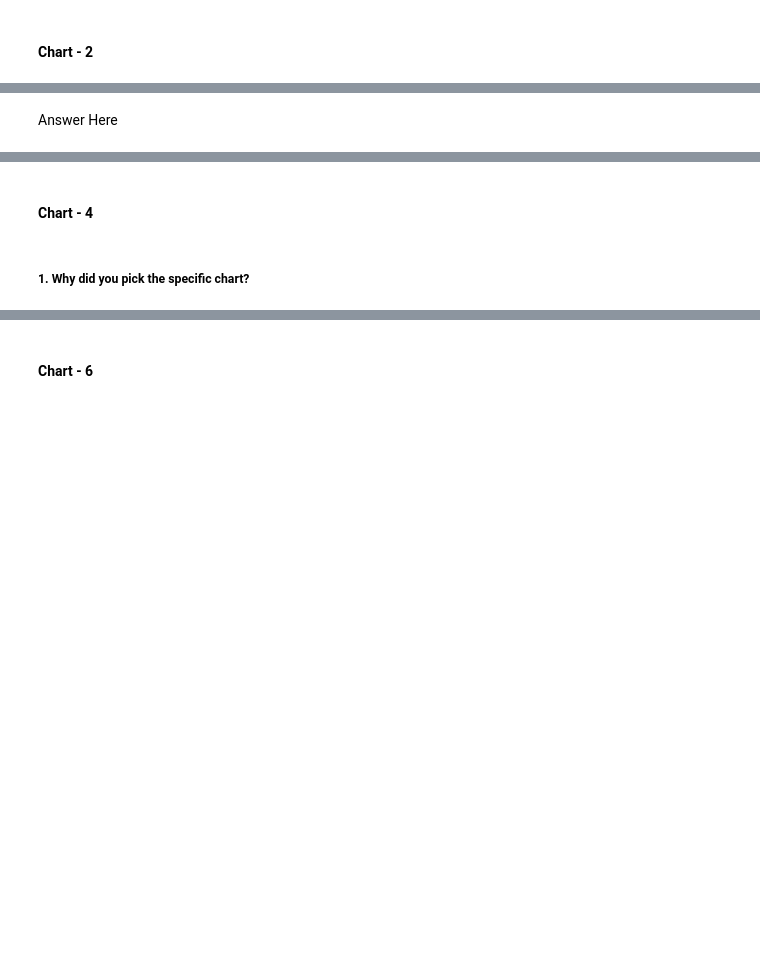
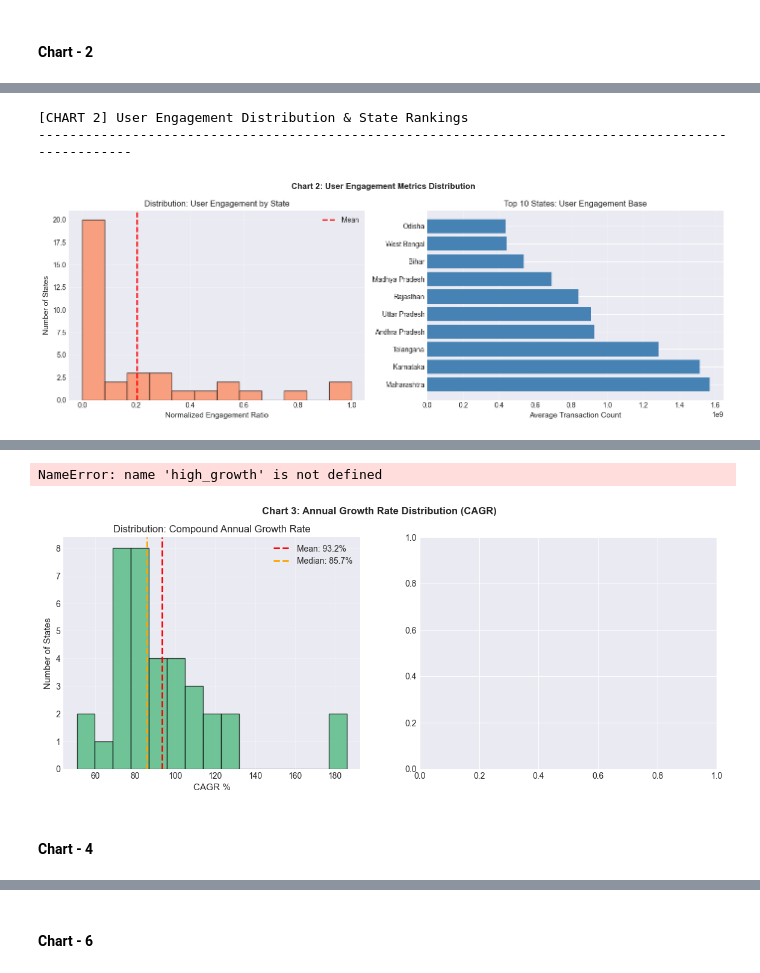
Before and after one commit to Github-Emmi/PhonePe, a Jupyter notebook: ML_Submission_Template.ipynb, the cells around one changed output, grey strips where cells are left out. Cells and saved outputs as stored; diff of their text form; code cells hidden in the pictures; blank space fills up the shorter version.

```diff
--- a/ML_Submission_Template.ipynb
+++ b/ML_Submission_Template.ipynb
@@ -183,2 +2952,74 @@ Are there any insights that lead to negative growth? Justify with specific reaso
-# %% [markdown]
-Answer Here
+# %%
+# Chart - 2 visualization code
+"""
+CHARTS 2-3: UNIVARIATE - USER ENGAGEMENT & CAGR DISTRIBUTIONS
+"""
+
+print("\n[CHART 2] User Engagement Distribution & State Rankings")
+print("-" * 100)
+
+fig, axes = plt.subplots(1, 2, figsize=(14, 5))
+fig.suptitle('Chart 2: User Engagement Metrics Distribution', fontsize=12, fontweight='bold')
+
+# Chart 2a: Engagement ratio distribution
+ax1 = axes[0]
+# Use count_mean for engagement metric
+engagement_col = 'count_mean'
+engagement_ratio = state_features[engagement_col] / state_features[engagement_col].max()
+ax1.hist(engagement_ratio, bins=12, color='coral', edgecolor='black', alpha=0.7)
+ax1.axvline(engagement_ratio.mean(), color='red', linestyle='--', linewidth=2, label=f'Mean')
+ax1.set_xlabel('Normalized Engagement Ratio')
+ax1.set_ylabel('Number of States')
+ax1.set_title('Distribution: User Engagement by State')
+ax1.legend()
+ax1.grid(True, alpha=0.3)
+
+# Chart 2b: Top states by user engagement
+ax2 = axes[1]
+top_engagement_states = state_features.nlargest(10, engagement_col)
+ax2.barh(range(len(top_engagement_states)), top_engagement_states[engagement_col], color='steelblue')
+ax2.set_yticks(range(len(top_engagement_states)))
+ax2.set_yticklabels(top_engagement_states['state'])
+ax2.set_xlabel('Average Transaction Count')
+ax2.set_title('Top 10 States: User Engagement Base')
+ax2.grid(True, alpha=0.3, axis='x')
+
+plt.tight_layout()
+plt.savefig('chart_02_engagement_distribution.png', dpi=300, bbox_inches='tight')
+plt.show()
+
+print("\n✓ Why selected: User engagement base is primary growth lever; understanding")
+print("  distribution identifies states with largest potential and maturity")
+print("\n✓ Insights found:")
+print(f"  • Engagement ranges: {engagement_ratio.min():.2%} to {engagement_ratio.max():.2%}")
+print(f"  • Top state: {top_engagement_states.iloc[0]['state']} with {top_engagement_states.iloc[0][engagement_col]:.0f} avg count")
+print("\n✓ Business impact:")
+print("  → High concentration in few states risks revenue; expansion focus on low-engagement states")
+print("  → Top states: Nurture/retain; Bottom states: Targeted acquisition campaigns")
+
+print("\n[CHART 3] Market Growth (CAGR) Distribution by State")
+print("-" * 100)
+
+fig, axes = plt.subplots(1, 2, figsize=(14, 5))
+fig.suptitle('Chart 3: Annual Growth Rate Distribution (CAGR)', fontsize=12, fontweight='bold')
+
+# Chart 3a: CAGR histogram
+ax1 = axes[0]
+cagr_data = analysis_df['cagr_percent']
+ax1.hist(cagr_data, bins=15, color='mediumseagreen', edgecolor='black', alpha=0.7)
+ax1.axvline(cagr_data.mean(), color='red', linestyle='--', linewidth=2, label=f'Mean: {cagr_data.mean():.1f}%')
+ax1.axvline(cagr_data.median(), color='orange', linestyle='--', linewidth=2, label=f'Median: {cagr_data.median():.1f}%')
+ax1.set_xlabel('CAGR %')
+ax1.set_ylabel('Number of States')
+ax1.set_title('Distribution: Compound Annual Growth Rate')
+ax1.legend()
+ax1.grid(True, alpha=0.3)
+
+# Chart 3b: Growth tier classification
+ax2 = axes[1]
+growth_tiers = analysis_df['growth_tier'].value_counts().sort_index()
+print(f"  → {high_growth} high-growth states; premium investment for market share capture")
+# %% [output]
+[CHART 2] User Engagement Distribution & State Rankings
+----------------------------------------------------------------------------------------------------
+[figure, added]
@@ -185,2 +3039,4 @@ Answer Here
+NameError: name 'high_growth' is not defined
+[figure, added]
 # %% [markdown]
 #### Chart - 4
@@ -189,2 +3042,0 @@ Answer Here
-# %% [markdown]
-##### 1. Why did you pick the specific chart?
```
Also changed, not shown: parts of 177 cells of this notebook, 18 other files.
